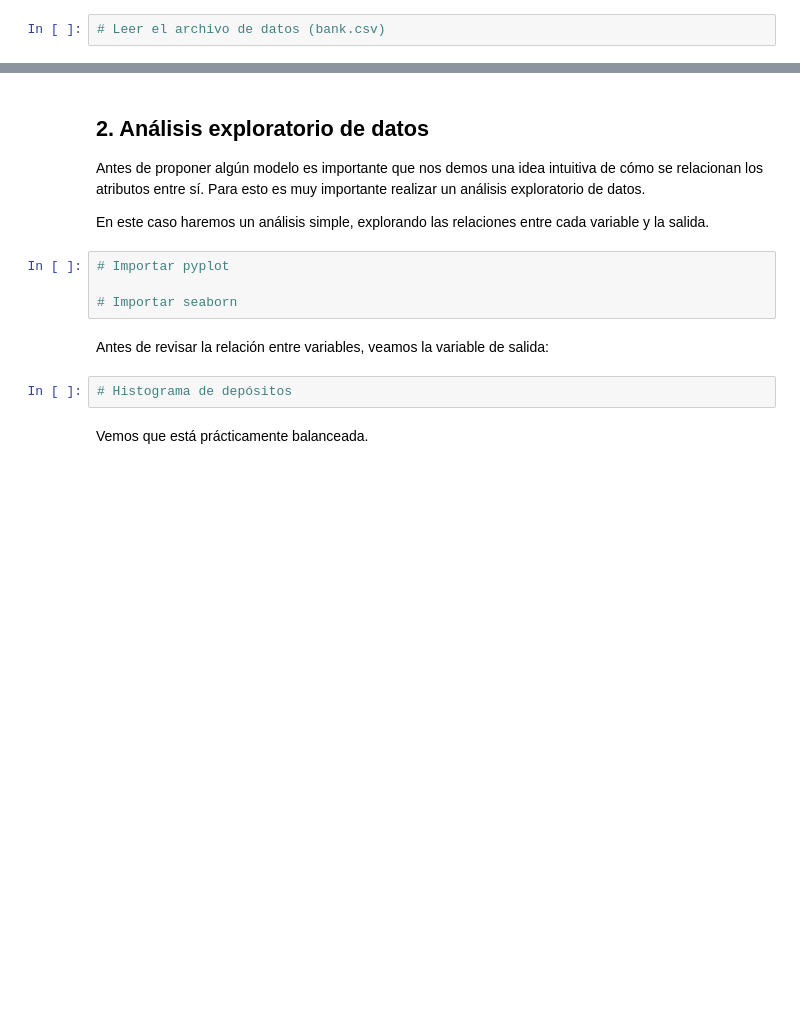
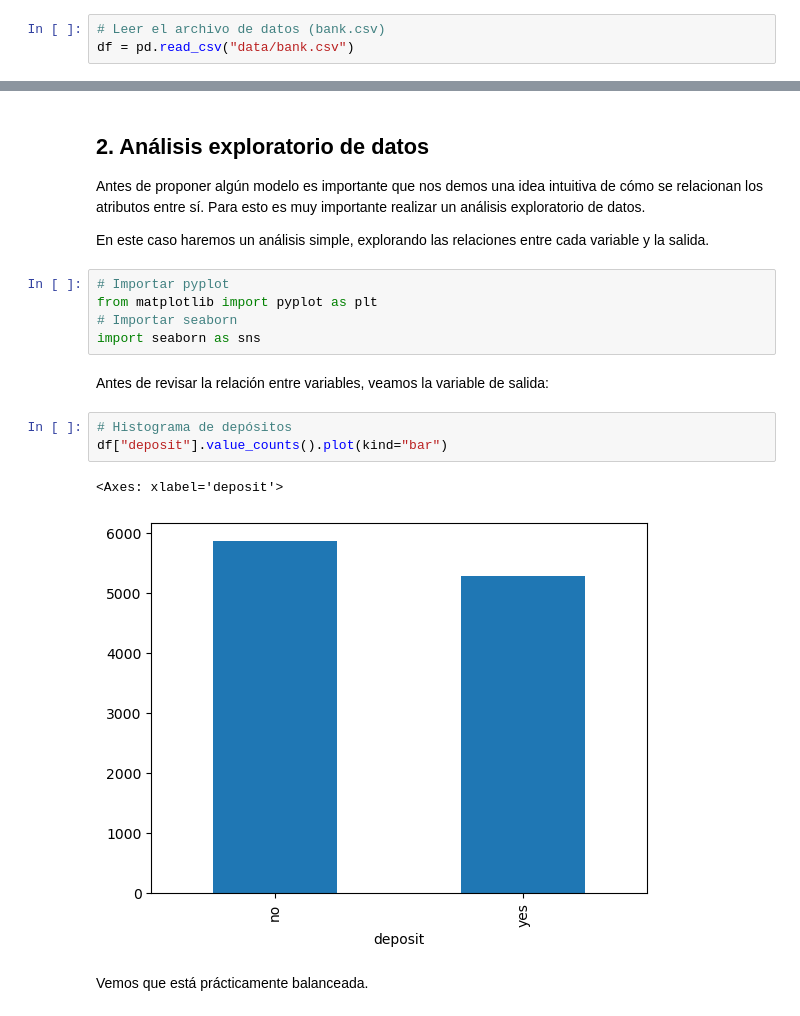
Before and after one commit to esjimenezro/mebo2024, a Jupyter notebook: modulo3/tema9/1-modelos-regresion-logistica.ipynb, the cells around one changed output, grey strips where cells are left out. Saved outputs shown, nothing was run; the diff lists cells and outputs as text; blank space fills up the shorter version.

```diff
--- a/modulo3/tema9/1-modelos-regresion-logistica.ipynb
+++ b/modulo3/tema9/1-modelos-regresion-logistica.ipynb
@@ -56,4 +57,5 @@ Veamos los datos.
 # %%
 # Leer el archivo de datos (bank.csv)
+df = pd.read_csv("data/bank.csv")
 # %%
 # Cabecera del archivo
@@ -69,12 +102,17 @@ Antes de proponer algún modelo es importante que nos demos una idea intuitiva d
 En este caso haremos un análisis simple, explorando las relaciones entre cada variable y la salida.
 # %%
 # Importar pyplot
-
+from matplotlib import pyplot as plt
 # Importar seaborn
+import seaborn as sns
 # %% [markdown]
 Antes de revisar la relación entre variables, veamos la variable de salida:
 # %%
 # Histograma de depósitos
+df["deposit"].value_counts().plot(kind="bar")
+# %% [output]
+<Axes: xlabel='deposit'>
+[figure, added]
 # %% [markdown]
 Vemos que está prácticamente balanceada.
 # %% [markdown]
```
Also changed, not shown: parts of 42 cells of this notebook, 2 other files.
